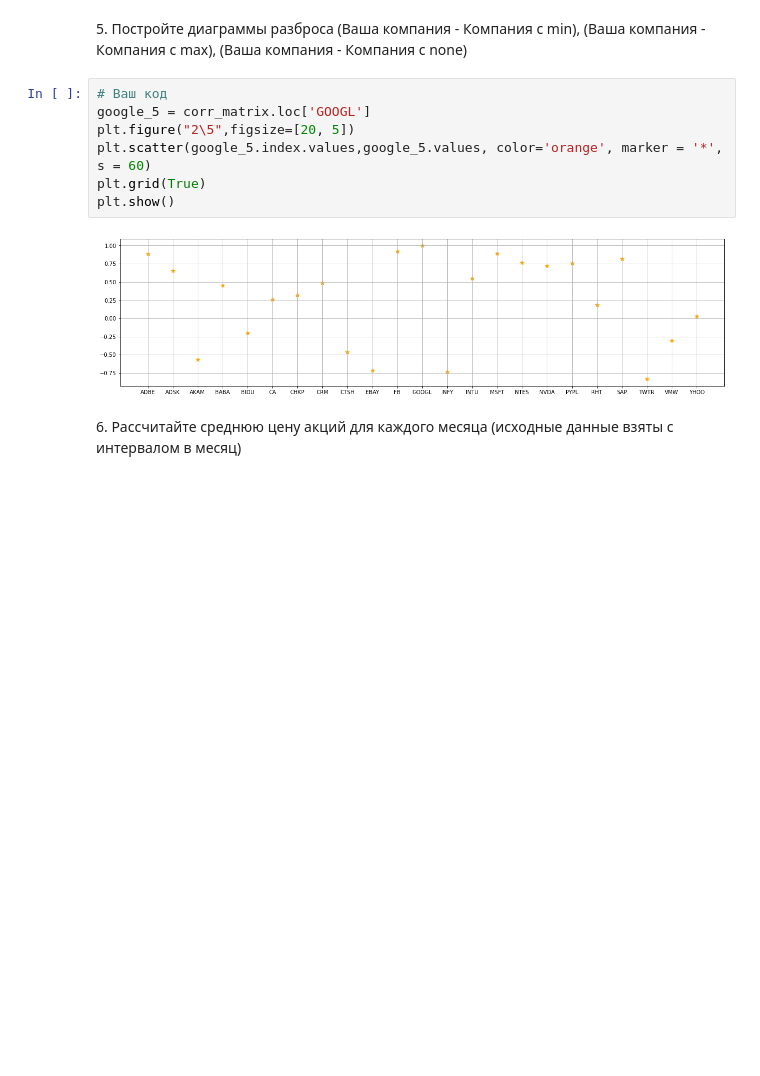
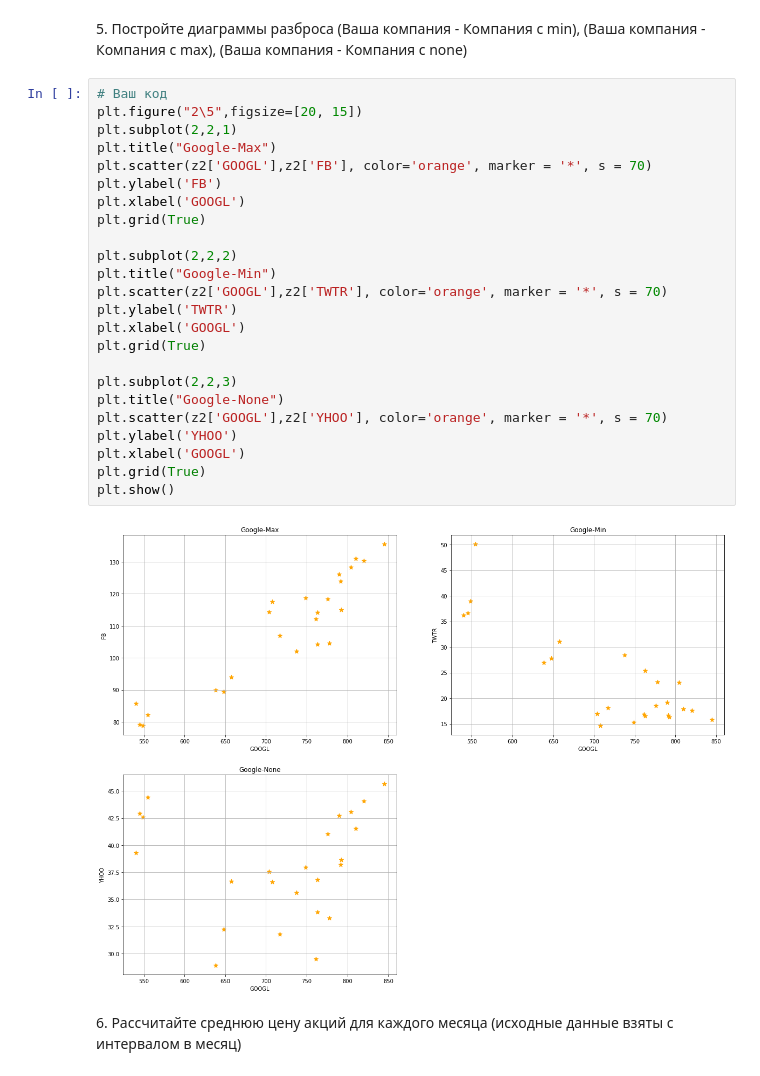
Before and after one commit to Carpediem2026/ML, a Jupyter notebook: A1_Descriptive_Analysis.ipynb, the cells around one changed output. Drawn from its saved outputs; the diff is of its cells as text; blank space fills up the shorter version.

```diff
--- a/A1_Descriptive_Analysis.ipynb
+++ b/A1_Descriptive_Analysis.ipynb
@@ -483,15 +481,32 @@ Min -  TWTR
 None -  YHOO
 # %% [markdown]
 <p>5. Постройте диаграммы разброса (Ваша компания - Компания с min), (Ваша компания - Компания с max), (Ваша компания - Компания с none)</p>
-# %%
-# Ваш код
-google_5 = corr_matrix.loc['GOOGL']
-plt.figure("2\5",figsize=[20, 5])
-plt.scatter(google_5.index.values,google_5.values, color='orange', marker = '*', s = 60)
-plt.grid(True)
-plt.show()
-# %% [output]
-[figure, removed]
+# %%
+# Ваш код
+plt.figure("2\5",figsize=[20, 15])
+plt.subplot(2,2,1)
+plt.title("Google-Max")
+plt.scatter(z2['GOOGL'],z2['FB'], color='orange', marker = '*', s = 70)
+plt.ylabel('FB')
+plt.xlabel('GOOGL')
+plt.grid(True)
+
+plt.subplot(2,2,2)
+plt.title("Google-Min")
+plt.scatter(z2['GOOGL'],z2['TWTR'], color='orange', marker = '*', s = 70)
+plt.ylabel('TWTR')
+plt.xlabel('GOOGL')
+plt.grid(True)
+
+plt.subplot(2,2,3)
+plt.title("Google-None")
+plt.scatter(z2['GOOGL'],z2['YHOO'], color='orange', marker = '*', s = 70)
+plt.ylabel('YHOO')
+plt.xlabel('GOOGL')
+plt.grid(True)
+plt.show()
+# %% [output]
+[figure, added]
 # %% [markdown]
 <p>6. Рассчитайте среднюю цену акций для каждого месяца (исходные данные взяты с интервалом в месяц)</p>
 # %%
```
Also changed, not shown: parts of 1 cell of this notebook.
